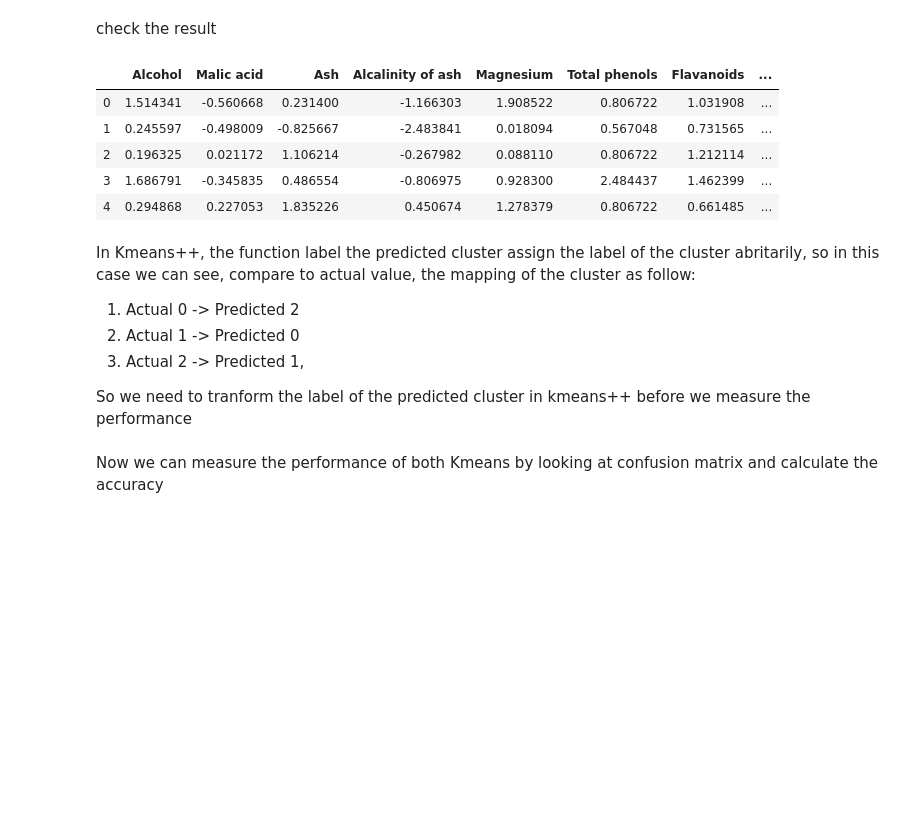
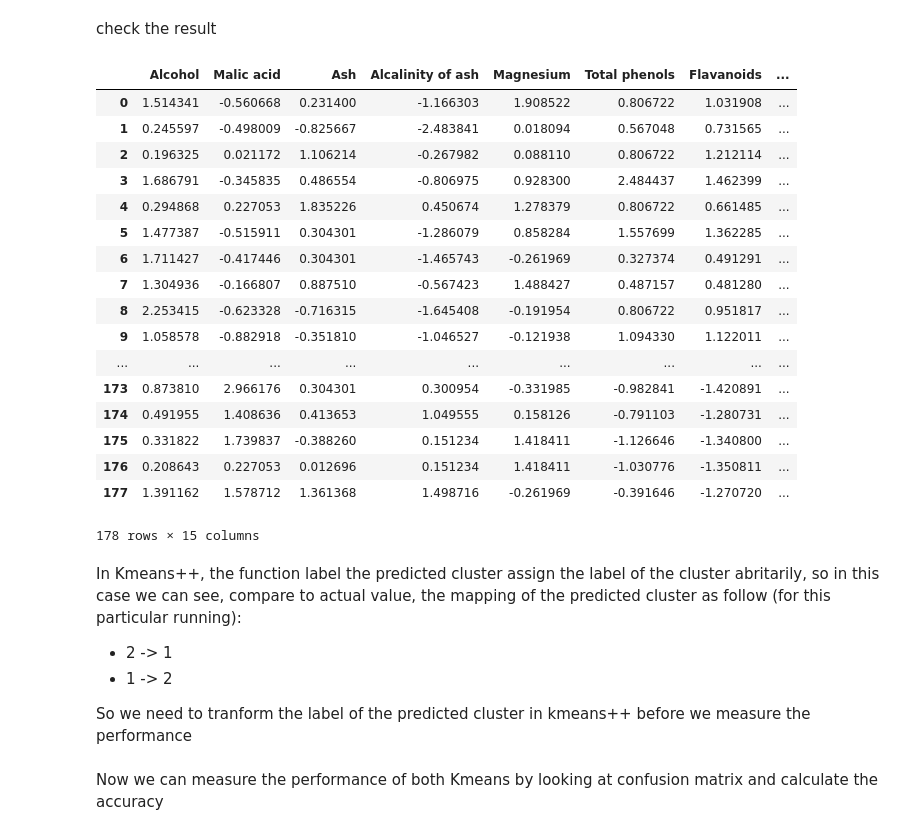
Before and after one commit to elaesme/BloomFilter-KMeans-AlphabeticalSort, a Jupyter notebook: main.ipynb, the cells around one changed output. Cells and saved outputs as stored; diff of their text form; code cells hidden in the pictures; blank space fills up the shorter version.

```diff
--- a/main.ipynb
+++ b/main.ipynb
@@ -488,19 +559,30 @@ normalized2["actual"] = actual_clust()
 # %% [markdown]
 check the result
 # %%
-normalized2.head()
+normalized2
 # %% [output]
 |  | Alcohol | Malic acid | Ash | Alcalinity of ash | Magnesium | Total phenols | Flavanoids | ... |
 | 0 | 1.514341 | -0.560668 | 0.231400 | -1.166303 | 1.908522 | 0.806722 | 1.031908 | ... |
 | 1 | 0.245597 | -0.498009 | -0.825667 | -2.483841 | 0.018094 | 0.567048 | 0.731565 | ... |
 | 2 | 0.196325 | 0.021172 | 1.106214 | -0.267982 | 0.088110 | 0.806722 | 1.212114 | ... |
 | 3 | 1.686791 | -0.345835 | 0.486554 | -0.806975 | 0.928300 | 2.484437 | 1.462399 | ... |
 | 4 | 0.294868 | 0.227053 | 1.835226 | 0.450674 | 1.278379 | 0.806722 | 0.661485 | ... |
+| 5 | 1.477387 | -0.515911 | 0.304301 | -1.286079 | 0.858284 | 1.557699 | 1.362285 | ... |
+| 6 | 1.711427 | -0.417446 | 0.304301 | -1.465743 | -0.261969 | 0.327374 | 0.491291 | ... |
+| 7 | 1.304936 | -0.166807 | 0.887510 | -0.567423 | 1.488427 | 0.487157 | 0.481280 | ... |
+| 8 | 2.253415 | -0.623328 | -0.716315 | -1.645408 | -0.191954 | 0.806722 | 0.951817 | ... |
+| 9 | 1.058578 | -0.882918 | -0.351810 | -1.046527 | -0.121938 | 1.094330 | 1.122011 | ... |
+| ... | ... | ... | ... | ... | ... | ... | ... | ... |
+| 173 | 0.873810 | 2.966176 | 0.304301 | 0.300954 | -0.331985 | -0.982841 | -1.420891 | ... |
+| 174 | 0.491955 | 1.408636 | 0.413653 | 1.049555 | 0.158126 | -0.791103 | -1.280731 | ... |
+| 175 | 0.331822 | 1.739837 | -0.388260 | 0.151234 | 1.418411 | -1.126646 | -1.340800 | ... |
+| 176 | 0.208643 | 0.227053 | 0.012696 | 0.151234 | 1.418411 | -1.030776 | -1.350811 | ... |
+| 177 | 1.391162 | 1.578712 | 1.361368 | 1.498716 | -0.261969 | -0.391646 | -1.270720 | ... |
+178 rows × 15 columns
 # %% [markdown]
-In Kmeans++, the function label the predicted cluster assign the label of the cluster abritarily, so in this case we can see, compare to actual value, the mapping of the cluster as follow:
-1. Actual 0 -> Predicted 2
-2. Actual 1 -> Predicted 0
-3. Actual 2 -> Predicted 1,
+In Kmeans++, the function label the predicted cluster assign the label of the cluster abritarily, so in this case we can see, compare to actual value, the mapping of the predicted cluster as follow (for this particular running):
++ 2 -> 1
++ 1 -> 2
 
 So we need to tranform the label of the predicted cluster in kmeans++ before we measure the performance
 # %%
```
Also changed, not shown: parts of 16 cells of this notebook.
